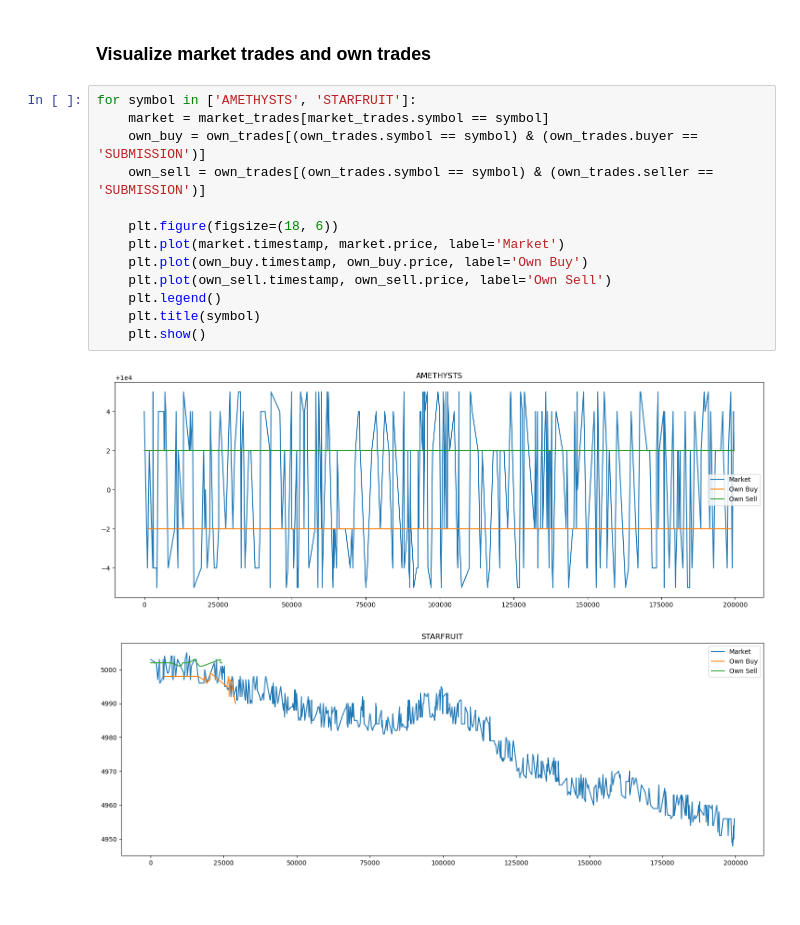
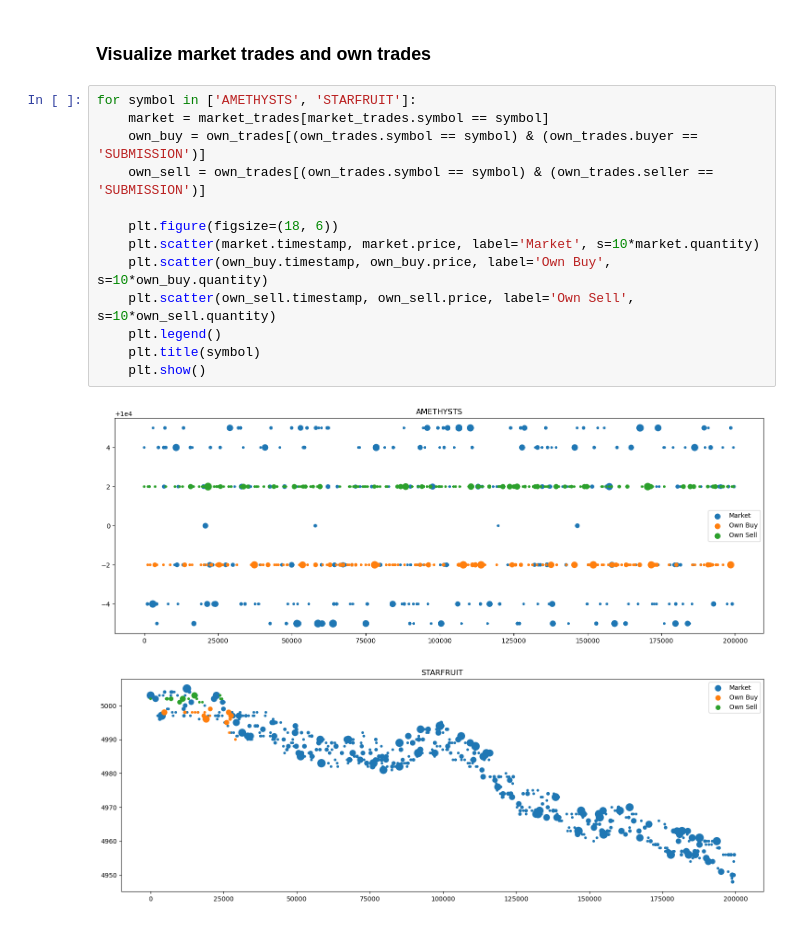
Before and after one commit to Meilism/IMC-Prosperity-Trading-Challenge, a Jupyter notebook: parse_log_file.ipynb, the cells around one changed output. Saved outputs shown, nothing was run; the diff lists cells and outputs as text.

Commit message:
modify visualization

```diff
--- a/parse_log_file.ipynb
+++ b/parse_log_file.ipynb
@@ -101,16 +101,16 @@ own_trades
 # %%
 for symbol in ['AMETHYSTS', 'STARFRUIT']:
     market = market_trades[market_trades.symbol == symbol]
     own_buy = own_trades[(own_trades.symbol == symbol) & (own_trades.buyer == 'SUBMISSION')]
     own_sell = own_trades[(own_trades.symbol == symbol) & (own_trades.seller == 'SUBMISSION')]
 
     plt.figure(figsize=(18, 6))
-    plt.plot(market.timestamp, market.price, label='Market')
-    plt.plot(own_buy.timestamp, own_buy.price, label='Own Buy')
-    plt.plot(own_sell.timestamp, own_sell.price, label='Own Sell')
+    plt.scatter(market.timestamp, market.price, label='Market', s=10*market.quantity)
+    plt.scatter(own_buy.timestamp, own_buy.price, label='Own Buy', s=10*own_buy.quantity)
+    plt.scatter(own_sell.timestamp, own_sell.price, label='Own Sell', s=10*own_sell.quantity)
     plt.legend()
     plt.title(symbol)
     plt.show()
 # %% [output]
-[figure, old version]
+[figure, new version]
-[figure, old version]
+[figure, new version]
```
